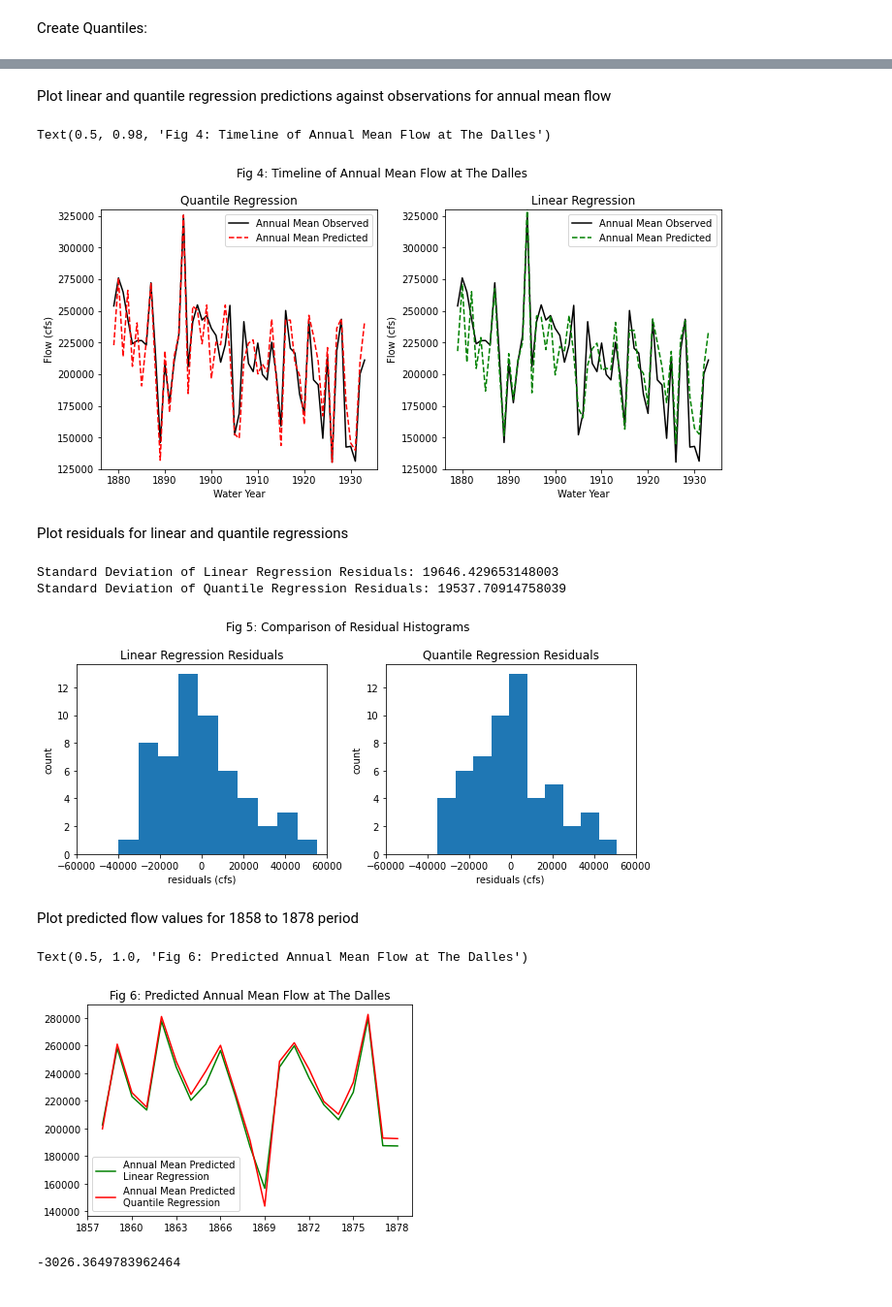
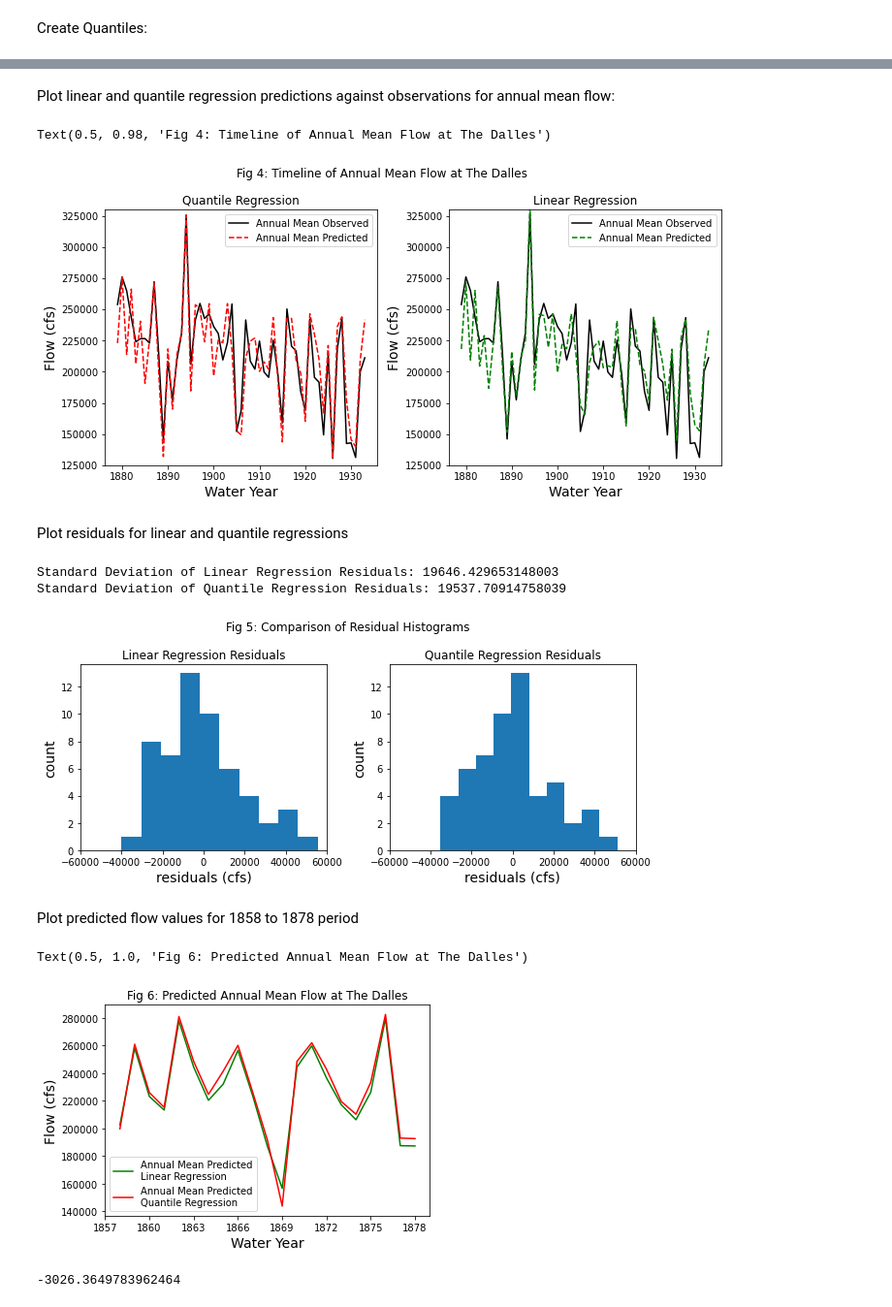
Before and after one commit to dlhogan97/CEWA565, a Jupyter notebook: Week-4/HW-4/HW-4-dlhogan.ipynb, the cells around one changed output, grey strips where cells are left out. Shown at 97% size. Cells and saved outputs as stored; diff of their text form; code cells hidden in the pictures.

```diff
--- a/Week-4/HW-4/HW-4-dlhogan.ipynb
+++ b/Week-4/HW-4/HW-4-dlhogan.ipynb
@@ -234,7 +238,7 @@ Calcualte quantile residuals
 # %%
 residuals_quant = (df_sub['Annual Mean (cfs)'] - annual_predicted[21:76])
 # %% [markdown]
-Plot linear and quantile regression predictions against observations for annual mean flow
+Plot linear and quantile regression predictions against observations for annual mean flow:
 # %%
 # And we can see how well this did by making a time series plot of our actual and predicted values
 # Original data:
@@ -243,37 +247,37 @@ ax[0].plot(df_sub['Year'],df_sub['Annual Mean (cfs)'],'k-', label='Annual Mean O
 ax[1].plot(df_sub['Year'],df_sub['Annual Mean (cfs)'],'k-', label='Annual Mean Observed')
 # Predicted with Quantile regression annual mean
 ax[0].plot(df_sub['Year'],annual_predicted[21:76],'r--', label='Annual Mean Predicted')
-ax[0].set_xlabel('Water Year')
-ax[0].set_ylabel('Flow (cfs)')
+ax[0].set_xlabel('Water Year', size=14)
+ax[0].set_ylabel('Flow (cfs)', size=14)
 ax[0].set_ylim(1.25e5,3.3e5)
 ax[0].legend()
 ax[0].set_title('Quantile Regression')
 # Predicted with linear regression annual mean
 ax[1].plot(df_sub['Year'],annual_linreg_pred[21:76],'g--', label='Annual Mean Predicted')
-ax[1].set_xlabel('Water Year')
-ax[1].set_ylabel('Flow (cfs)')
+ax[1].set_xlabel('Water Year', size=14)
+ax[1].set_ylabel('Flow (cfs)', size=14)
 ax[1].legend()
 ax[1].set_ylim(1.25e5,3.3e5)
 ax[1].set_title('Linear Regression')
 fig.suptitle('Fig 4: Timeline of Annual Mean Flow at The Dalles')
 # %% [output]
 Text(0.5, 0.98, 'Fig 4: Timeline of Annual Mean Flow at The Dalles')
-[figure, old version]
+[figure, new version]
 # %% [markdown]
 Plot residuals for linear and quantile regressions
 # %%
 f, (ax1, ax2) = plt.subplots(1,2,figsize=(9,4))
 # linear regressions
 ax1.hist(residuals)
-ax1.set_xlabel('residuals (cfs)')
+ax1.set_xlabel('residuals (cfs)', size=14)
 ax1.set_xlim(-60000,60000)
-ax1.set_ylabel('count')
+ax1.set_ylabel('count', size=14)
 ax1.set_title('Linear Regression Residuals')
 print('Standard Deviation of Linear Regression Residuals: {}'.format(residuals.std()))
 # Quantile regressions
 ax2.hist(residuals_quant)
-ax2.set_xlabel('residuals (cfs)')
-ax2.set_ylabel('count')
+ax2.set_xlabel('residuals (cfs)', size=14)
+ax2.set_ylabel('count', size=14)
 ax2.set_xlim(-60000,60000)
 ax2.set_title('Quantile Regression Residuals')
 print('Standard Deviation of Quantile Regression Residuals: {}'.format(residuals_quant.std()))
@@ -282,24 +286,26 @@ f.tight_layout()
 # %% [output]
 Standard Deviation of Linear Regression Residuals: 19646.429653148003
 Standard Deviation of Quantile Regression Residuals: 19537.70914758039
-[figure, old version]
+[figure, new version]
 # %% [markdown]
 Plot predicted flow values for 1858 to 1878 period
 # %%
 from matplotlib.ticker import MaxNLocator
 # And we can see how well this did by making a time series plot of our actual and predicted values
 df_predict = df_dalles.loc[df_dalles['Year'].between(1858,1878)]
 # Original data:
 ax = plt.figure().gca()
 ax.xaxis.set_major_locator(MaxNLocator(integer=True))
 ax.plot(df_predict['Year'],annual_linreg_pred[0:21],'g-', label='Annual Mean Predicted\nLinear Regression')
 ax.plot(df_predict['Year'],annual_predicted[0:21],'r-', label='Annual Mean Predicted\nQuantile Regression')
+ax.set_ylabel('Flow (cfs)', size=14)
+ax.set_xlabel('Water Year', size=14)
 ax.legend()
 
 ax.set_title('Fig 6: Predicted Annual Mean Flow at The Dalles')
 # %% [output]
 Text(0.5, 1.0, 'Fig 6: Predicted Annual Mean Flow at The Dalles')
-[figure, old version]
+[figure, new version]
 # %%
 mean_diff = annual_linreg_pred[0:21].mean()-annual_predicted[0:21].mean()
 print(mean_diff)
```
Also changed, not shown: parts of 16 cells of this notebook, 4 other files.
